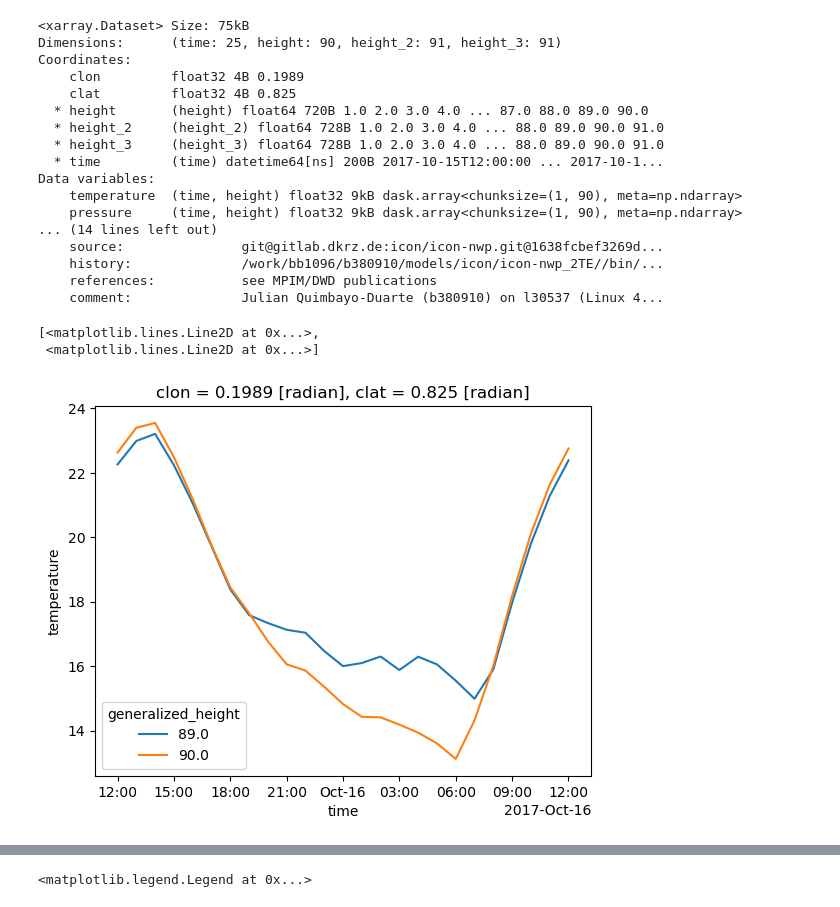
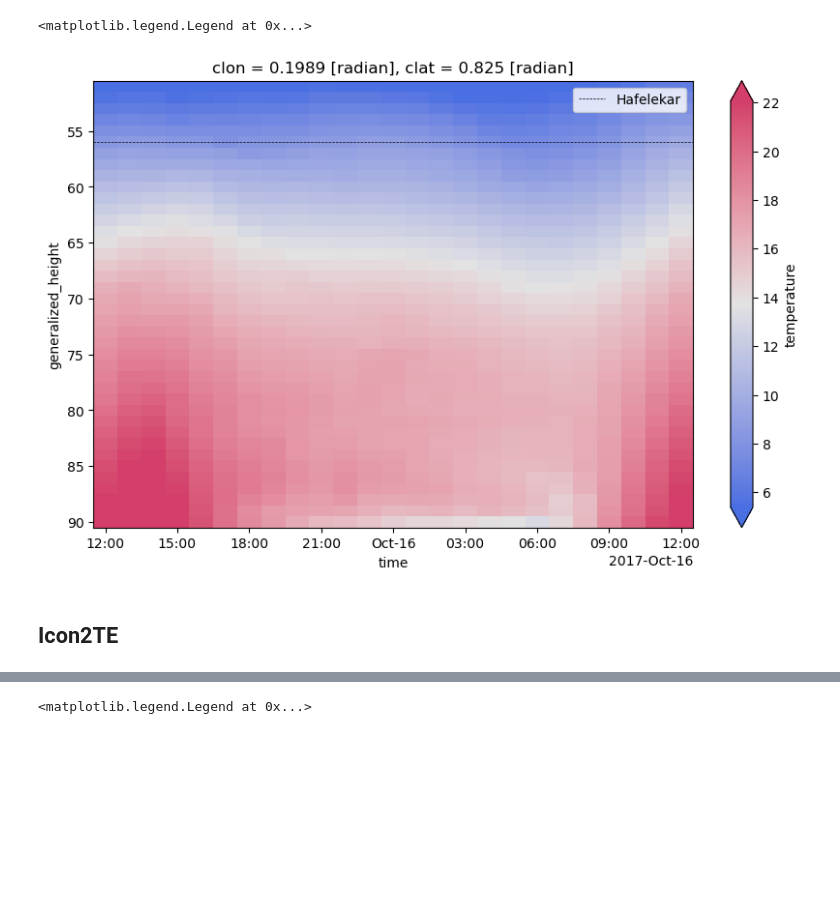
Before and after one commit to Glatzli/model_comparison_codes, a Jupyter notebook: additional_calculations/timeseries.ipynb, the cells around one changed output, grey strips where cells are left out. Drawn from its saved outputs; the diff is of its cells as text; code cells hidden in the pictures; blank space fills up the shorter version.

```diff
--- a/additional_calculations/timeseries.ipynb
+++ b/additional_calculations/timeseries.ipynb
@@ -24,23 +224,14 @@ icon = xr.concat([icon15[variables], icon16[variables]], dim = "time")
 # %%
-icon
+icon.temperature.isel(height = np.arange(50, 90)).plot(robust=True, x = "time", y = "height", figsize=(10, 6),
+                                                          cmap = pal1.cmap())
+plt.gca().invert_yaxis()
+plt.axhline(y = 56, color = 'k', linewidth = 0.5, linestyle = 'dashed', label = "Hafelekar")
+plt.legend()
 # %% [output]
-<xarray.Dataset> Size: 75kB
-Dimensions:      (time: 25, height: 90, height_2: 91, height_3: 91)
-Coordinates:
-    clon         float32 4B 0.1989
-    clat         float32 4B 0.825
-  * height       (height) float64 720B 1.0 2.0 3.0 4.0 ... 87.0 88.0 89.0 90.0
-  * height_2     (height_2) float64 728B 1.0 2.0 3.0 4.0 ... 88.0 89.0 90.0 91.0
-  * height_3     (height_3) float64 728B 1.0 2.0 3.0 4.0 ... 88.0 89.0 90.0 91.0
-  * time         (time) datetime64[ns] 200B 2017-10-15T12:00:00 ... 2017-10-1...
-Data variables:
-    temperature  (time, height) float32 9kB dask.array<chunksize=(1, 90), meta=np.ndarray>
-    pressure     (time, height) float32 9kB dask.array<chunksize=(1, 90), meta=np.ndarray>
-... (14 lines left out)
-    source:               git@gitlab.dkrz.de:icon/icon-nwp.git@1638fcbef3269d...
-    history:              /work/bb1096/b380910/models/icon/icon-nwp_2TE//bin/...
-    references:           see MPIM/DWD publications
-    comment:              Julian Quimbayo-Duarte (b380910) on l30537 (Linux 4...
+<matplotlib.legend.Legend at 0x...>
+[figure, added]
+# %% [markdown]
+## Icon2TE
 # %%
 icon15_2te = read_icon_model_3D.read_icon_fixed_point_multiple_hours(day = 15, hours = range(12, 24), lon = 11.4011756,
                                                  lat = 47.266076, variant = "ICON2TE")
@@ -49,9 +240,3 @@ icon16_2te = read_icon_model_3D.read_icon_fixed_point_multiple_hours(day = 16, h
 # %%
 variables = ["temperature", "pressure", "temp", "pres", "u", "v", "w"]
 icon2te = xr.concat([icon15_2te[variables], icon16_2te[variables]], dim = "time")
-# %%
-icon.temperature.isel(height = np.arange(88, 90)).plot.line(x="time")
-# %% [output]
-[<matplotlib.lines.Line2D at 0x...>,
- <matplotlib.lines.Line2D at 0x...>]
-[figure, removed]
```
Also changed, not shown: parts of 41 cells of this notebook, 11 other files.
